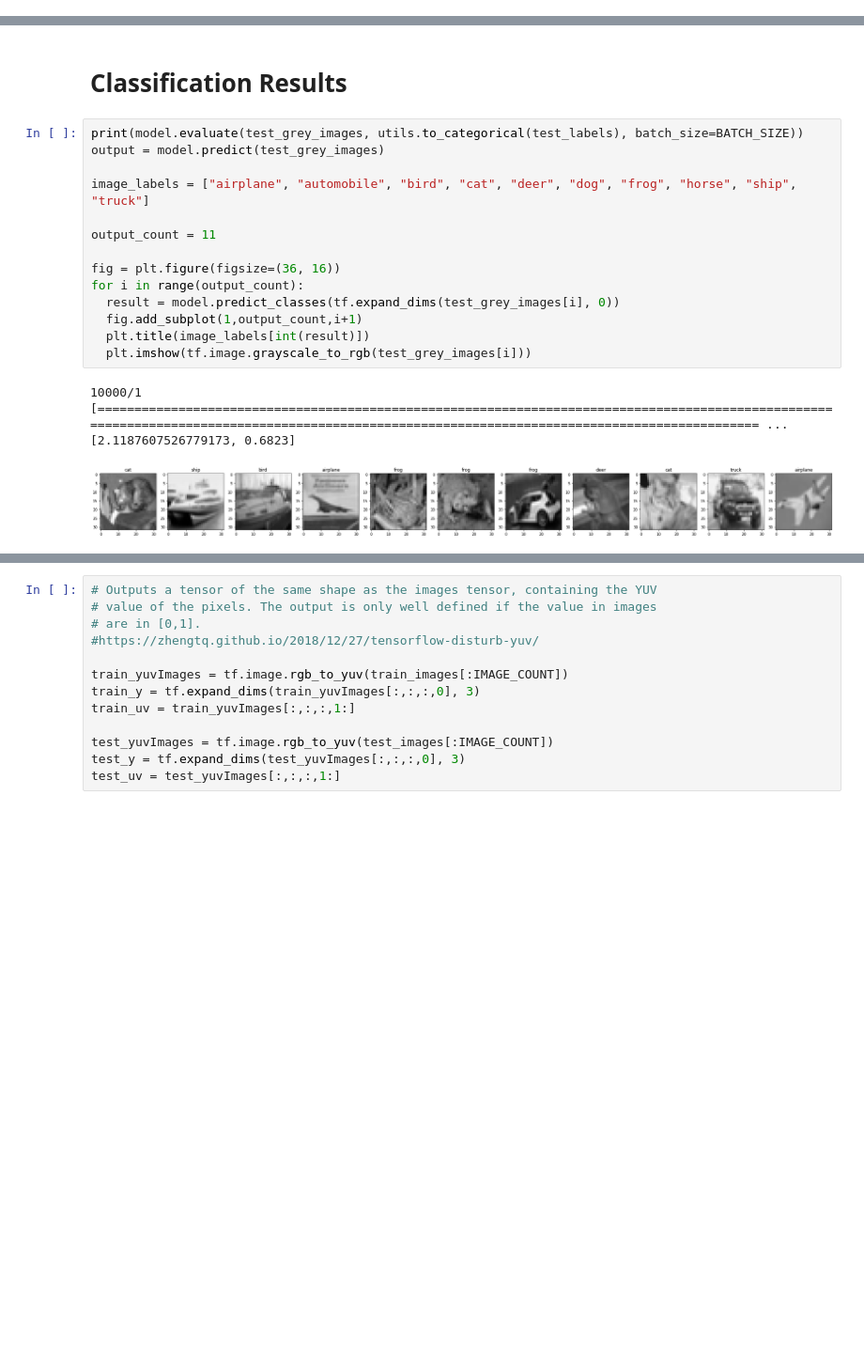
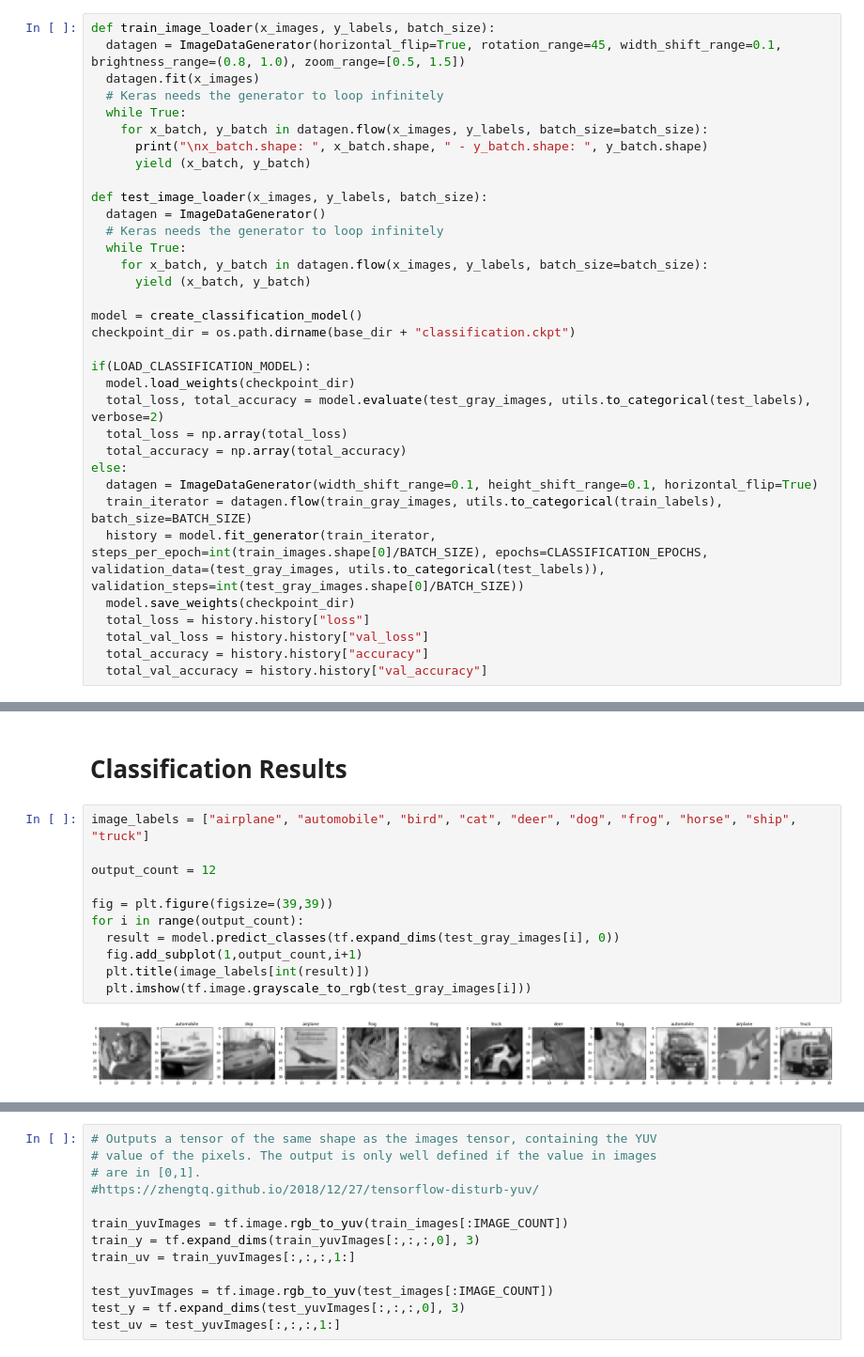
Before and after one commit to conwayjw97/Image-Colourisation-with-Deep-Learning, a Jupyter notebook: src/DeterministicConvNetCifar10.ipynb, the cells around one changed output, grey strips where cells are left out. Shown at 94% size. Saved outputs shown, nothing was run; the diff lists cells and outputs as text; blank space fills up the shorter version.

Commit message:
Added classification data augmentation

```diff
--- a/src/DeterministicConvNetCifar10.ipynb
+++ b/src/DeterministicConvNetCifar10.ipynb
@@ -190,0 +105,34 @@ Epoch 30/30
+# %%
+def train_image_loader(x_images, y_labels, batch_size):
+  datagen = ImageDataGenerator(horizontal_flip=True, rotation_range=45, width_shift_range=0.1, brightness_range=(0.8, 1.0), zoom_range=[0.5, 1.5])
+  datagen.fit(x_images)
+  # Keras needs the generator to loop infinitely
+  while True:
+    for x_batch, y_batch in datagen.flow(x_images, y_labels, batch_size=batch_size):
+      print("\nx_batch.shape: ", x_batch.shape, " - y_batch.shape: ", y_batch.shape)
+      yield (x_batch, y_batch)
+
+def test_image_loader(x_images, y_labels, batch_size):
+  datagen = ImageDataGenerator()
+  # Keras needs the generator to loop infinitely
+  while True:
+    for x_batch, y_batch in datagen.flow(x_images, y_labels, batch_size=batch_size):
+      yield (x_batch, y_batch)
+
+model = create_classification_model()
+checkpoint_dir = os.path.dirname(base_dir + "classification.ckpt")
+
+if(LOAD_CLASSIFICATION_MODEL):
+  model.load_weights(checkpoint_dir)
+  total_loss, total_accuracy = model.evaluate(test_gray_images, utils.to_categorical(test_labels), verbose=2)
+  total_loss = np.array(total_loss)
+  total_accuracy = np.array(total_accuracy)
+else:
+  datagen = ImageDataGenerator(width_shift_range=0.1, height_shift_range=0.1, horizontal_flip=True)
+  train_iterator = datagen.flow(train_gray_images, utils.to_categorical(train_labels), batch_size=BATCH_SIZE)
+  history = model.fit_generator(train_iterator, steps_per_epoch=int(train_images.shape[0]/BATCH_SIZE), epochs=CLASSIFICATION_EPOCHS, validation_data=(test_gray_images, utils.to_categorical(test_labels)), validation_steps=int(test_gray_images.shape[0]/BATCH_SIZE))
+  model.save_weights(checkpoint_dir)
+  total_loss = history.history["loss"]
+  total_val_loss = history.history["val_loss"]
+  total_accuracy = history.history["accuracy"]
+  total_val_accuracy = history.history["val_accuracy"]
@@ -226,21 +200,16 @@ plt.legend()
 # %% [markdown]
 # Classification Results
 # %%
-print(model.evaluate(test_grey_images, utils.to_categorical(test_labels), batch_size=BATCH_SIZE))
-output = model.predict(test_grey_images)
-
 image_labels = ["airplane", "automobile", "bird", "cat", "deer", "dog", "frog", "horse", "ship", "truck"]
 
-output_count = 11
+output_count = 12
 
-fig = plt.figure(figsize=(36, 16))
+fig = plt.figure(figsize=(39,39))
 for i in range(output_count):
-  result = model.predict_classes(tf.expand_dims(test_grey_images[i], 0))
+  result = model.predict_classes(tf.expand_dims(test_gray_images[i], 0))
   fig.add_subplot(1,output_count,i+1)
   plt.title(image_labels[int(result)])
-  plt.imshow(tf.image.grayscale_to_rgb(test_grey_images[i]))
+  plt.imshow(tf.image.grayscale_to_rgb(test_gray_images[i]))
 # %% [output]
-10000/1 [=============================================================================================================================================================================================== ...
-[2.1187607526779173, 0.6823]
-[figure, old version]
+[figure, new version]
 # %% [markdown]
```
Also changed, not shown: parts of 20 cells of this notebook.
